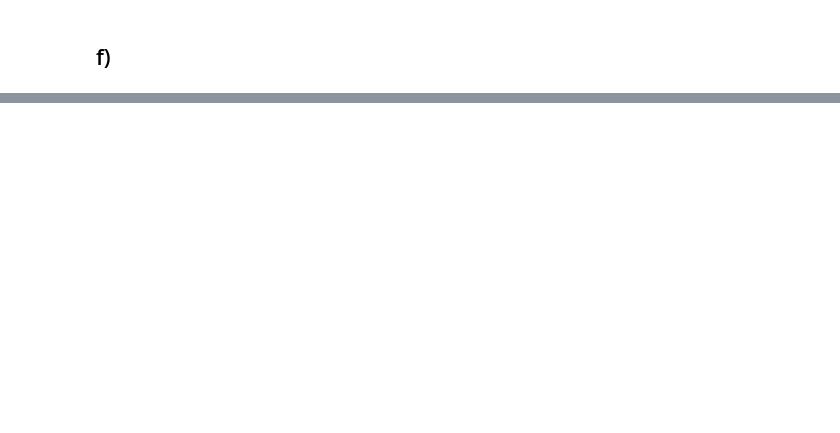
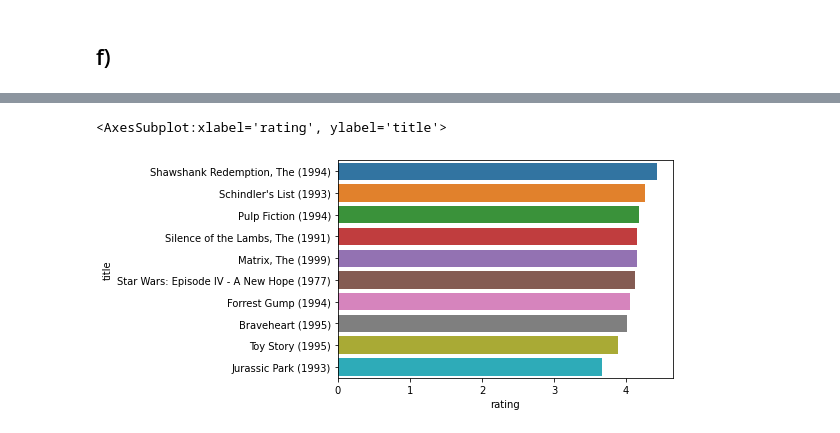
Before and after one commit to felix-tjernberg/machine-learning, a Jupyter notebook: lab/1-1-movielens-eda.ipynb, the cells around one changed output, grey strips where cells are left out. Saved outputs shown, nothing was run; the diff lists cells and outputs as text; code cells hidden in the pictures; blank space fills up the shorter version.

```diff
--- a/lab/1-1-movielens-eda.ipynb
+++ b/lab/1-1-movielens-eda.ipynb
@@ -136,0 +213,2 @@ sns.barplot(data=movies_with_most_ratings, y='title', x='number_of_ratings')
+# %%
+movies_raw.set_index('movieId')
@@ -136,0 +230,16 @@ sns.barplot(data=movies_with_most_ratings, y='title', x='number_of_ratings')
+# %%
+movieId_with_most_ratings_top10_avarage_ratings_raw = (
+    ratings_raw.query(f"movieId == {list(movieId_with_most_ratings_series[:10].index)}")
+    .groupby("movieId")
+    .mean()["rating"]
+    .reset_index()
+    .sort_values("rating", ascending=False)
+)
+
+movieId_with_most_ratings_top10_avarage_ratings = (
+    movieId_with_most_ratings_top10_avarage_ratings_raw.set_index("movieId")
+    .join(movies_raw.set_index("movieId"))
+    .reset_index()
+)
+
+movieId_with_most_ratings_top10_avarage_ratings
@@ -136,0 +258,12 @@ sns.barplot(data=movies_with_most_ratings, y='title', x='number_of_ratings')
+# %%
+sns.barplot(
+    data=movieId_with_most_ratings_top10_avarage_ratings,
+    y="title",
+    x="rating",
+    order=movieId_with_most_ratings_top10_avarage_ratings.sort_values(
+        "rating", ascending=False
+    ).title,
+)
+# %% [output]
+<AxesSubplot:xlabel='rating', ylabel='title'>
+[figure, added]
```
Also changed, not shown: parts of 14 cells of this notebook.
